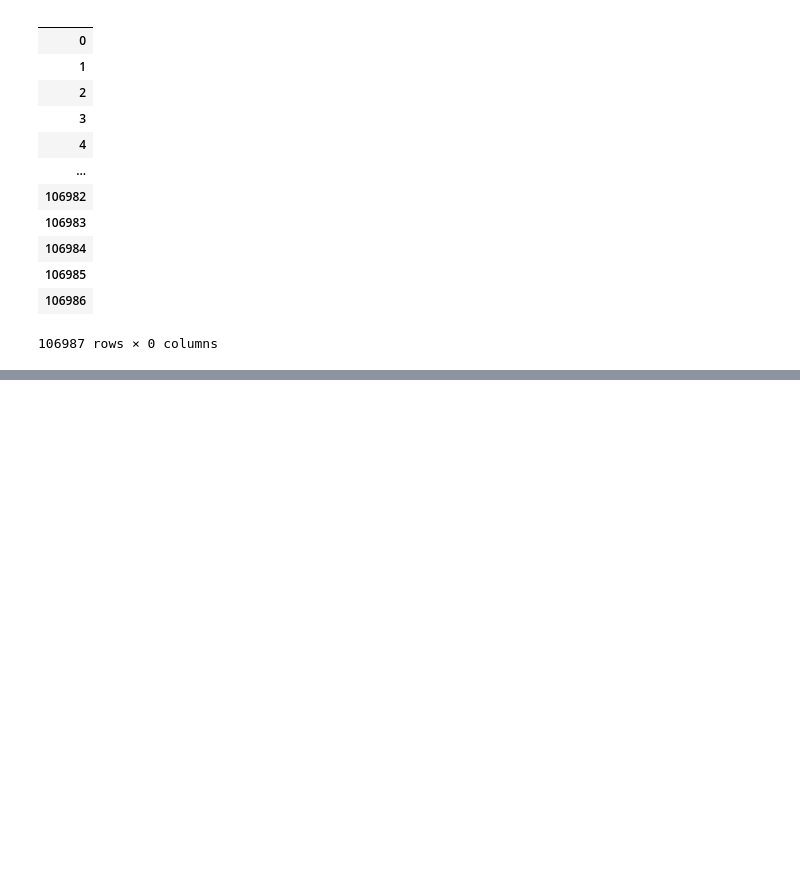
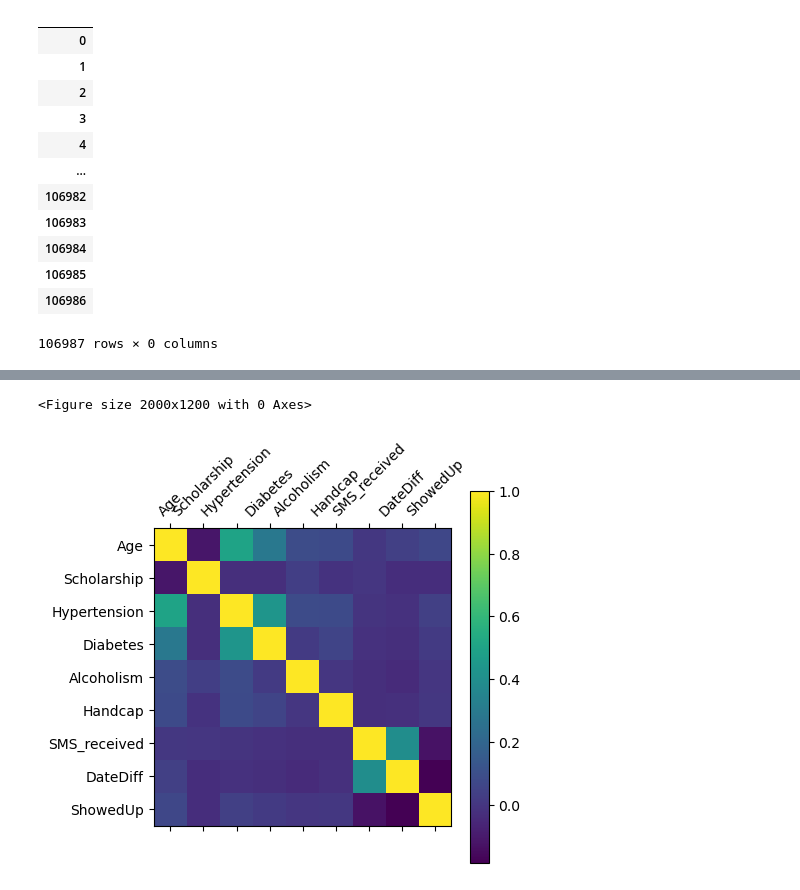
Before and after one commit to dwang0120/Hospital-No-Shows, a Jupyter notebook: project.ipynb, the cells around one changed output, grey strips where cells are left out. Drawn from its saved outputs; the diff is of its cells as text; code cells hidden in the pictures; blank space fills up the shorter version.

```diff
--- a/project.ipynb
+++ b/project.ipynb
@@ -74,7 +74,8 @@ import pandas as pd
 import numpy as np
 import matplotlib.pyplot as plt
 # %%
-df = pd.read_csv('data/healthcare_noshows_appointments.csv')
+df = pd.read_csv('data/healthcare_noshows_appointments.csv', dtype={'PatientId': str, 'AppointmentID': str})
+#df['PatientId'] = df['PatientId'].astype(int).astype(str)
 display(df.head())
 display(df.shape)
 display(df.info())
@@ -107,7 +108,7 @@ None
 # %% [markdown]
 The inconsistency of the columns names are really annoying me so I'm renaming them.
 # %%
-df = df.rename(columns={"PatientId": "PatientID", "Showed_up": "ShowedUp", "Date.diff": "DateDiff"})
+df = df.rename(columns={"PatientId": "PatientID", "Showed_up": "ShowedUp", "Date.diff": "DateDiff","Hipertension":"Hypertension"})
 display(df.info())
 # %% [output]
 <class 'pandas.core.frame.DataFrame'>
@@ -145,4 +146,10 @@ I'm considering dropping columns 'ScheduledDay' and 'AppointmentDay' because Dat
 But maybe we can do something with the day of the week of either the ScheduledDay or AppointmentDay?
 # %%
 df = df.drop(['AppointmentID'], axis=1)
+# %%
+df = df[['PatientID', 'Gender', 'ScheduledDay', 'AppointmentDay', 'DateDiff', 'Age',
+       'Neighbourhood', 'Scholarship', 'Hypertension', 'Diabetes',
+       'Alcoholism', 'Handcap', 'SMS_received','ShowedUp']]
+X = df.iloc[:,:-1]
+Y = df.iloc[:,-1:]
 # %%
@@ -191,0 +191,21 @@ df.loc[:, df.isnull().any() ]
+# %%
+from sklearn.metrics import ConfusionMatrixDisplay
+df_num = df[['Age','Scholarship','Hypertension','Diabetes','Alcoholism','Handcap','SMS_received', 'DateDiff', 'ShowedUp']]
+
+pearson_corr = df_num.corr(method='pearson')
+
+plt.figure(figsize = (20,12))
+plt.matshow(pearson_corr)
+plt.xticks(range(df_num.shape[1]), df_num.columns, rotation = 45)
+plt.yticks(range(df_num.shape[1]), df_num.columns)
+cb = plt.colorbar()
+plt.show()
+
+## or use .background_gradient()? I really prefer having the correlation # in the cell
+# but not sure how to do that with .matshow() without it getting too complicated
+pearson_corr.style.background_gradient(cmap='coolwarm')
+
+# or i could use seaborn...
+# %% [output]
+<Figure size 2000x1200 with 0 Axes>
+[figure, added]
```
Also changed, not shown: parts of 13 cells of this notebook.
